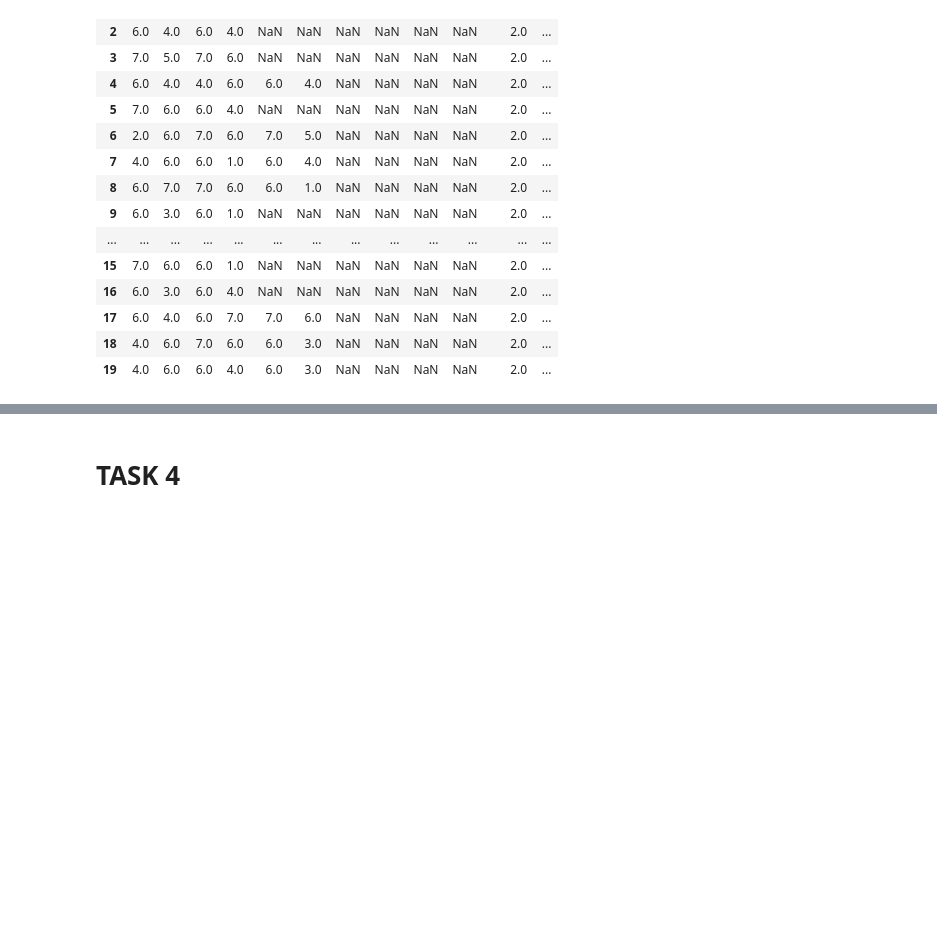
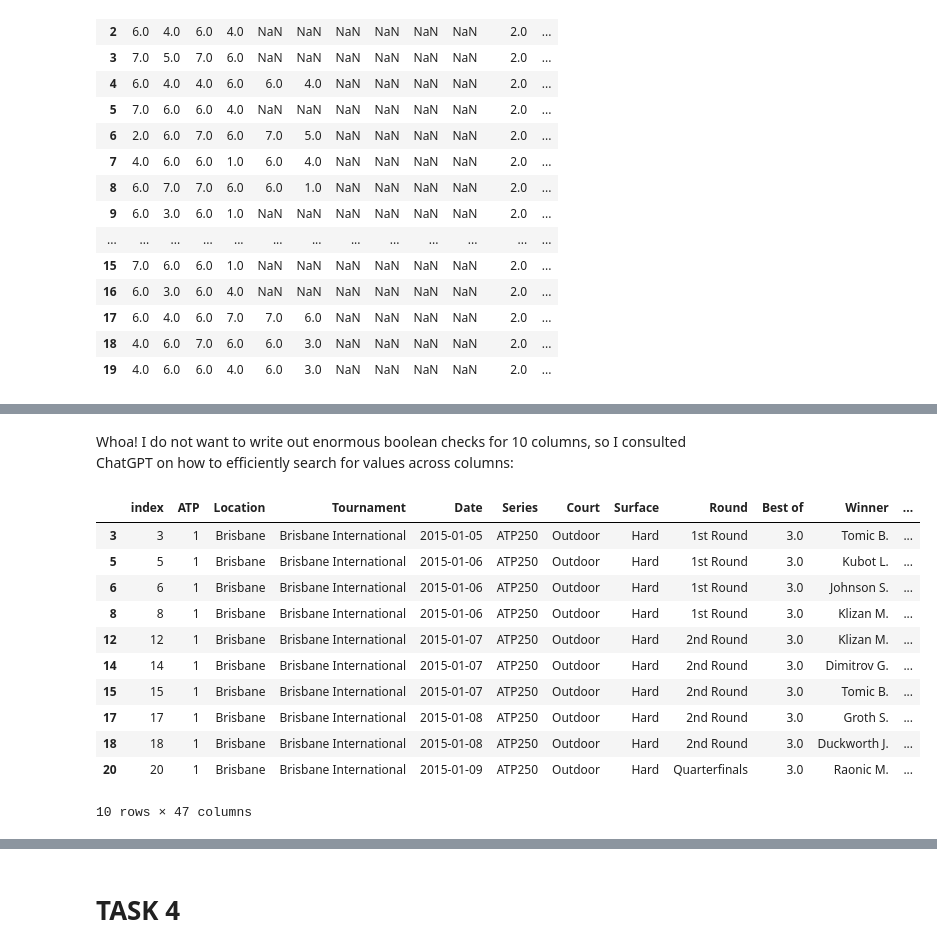
Before and after one commit to Scotty538/ml_one, a Jupyter notebook: Jupyter Project Report Template DRAFT v2.0_297201 - A1.ipynb, the cells around one changed output, grey strips where cells are left out. Drawn from its saved outputs; the diff is of its cells as text; code cells hidden in the pictures; blank space fills up the shorter version.

```diff
--- a/Jupyter Project Report Template DRAFT v2.0_297201 - A1.ipynb
+++ b/Jupyter Project Report Template DRAFT v2.0_297201 - A1.ipynb
@@ -1375,0 +1391,20 @@ tennis_total_clean.loc[:,'W1':'Lsets'].head(20)
+# %% [markdown]
+Whoa! I do not want to write out enormous boolean checks for 10 columns, so I consulted ChatGPT on how to efficiently search for values across columns:
+# %%
+tennis_total_clean['is_tiebreak'] = np.isin(tennis_total_clean[['W1', 'W2', 'W3', 'W4', 'W5']].values, 7).any(axis=1) & np.isin(tennis_total_clean[['L1', 'L2', 'L3', 'L4', 'L5']].values, 6).any(axis=1)
+all_tiebreaks = tennis_total_clean[tennis_total_clean['is_tiebreak'] == True].copy()
+all_tiebreaks.head(10)
+# (Excuse me while I fill out my AI statement)
+# %% [output]
+|  | index | ATP | Location | Tournament | Date | Series | Court | Surface | Round | Best of | Winner | ... |
+| 3 | 3 | 1 | Brisbane | Brisbane International | 2015-01-05 | ATP250 | Outdoor | Hard | 1st Round | 3.0 | Tomic B. | ... |
+| 5 | 5 | 1 | Brisbane | Brisbane International | 2015-01-06 | ATP250 | Outdoor | Hard | 1st Round | 3.0 | Kubot L. | ... |
+| 6 | 6 | 1 | Brisbane | Brisbane International | 2015-01-06 | ATP250 | Outdoor | Hard | 1st Round | 3.0 | Johnson S. | ... |
+| 8 | 8 | 1 | Brisbane | Brisbane International | 2015-01-06 | ATP250 | Outdoor | Hard | 1st Round | 3.0 | Klizan M. | ... |
+| 12 | 12 | 1 | Brisbane | Brisbane International | 2015-01-07 | ATP250 | Outdoor | Hard | 2nd Round | 3.0 | Klizan M. | ... |
+| 14 | 14 | 1 | Brisbane | Brisbane International | 2015-01-07 | ATP250 | Outdoor | Hard | 2nd Round | 3.0 | Dimitrov G. | ... |
+| 15 | 15 | 1 | Brisbane | Brisbane International | 2015-01-07 | ATP250 | Outdoor | Hard | 2nd Round | 3.0 | Tomic B. | ... |
+| 17 | 17 | 1 | Brisbane | Brisbane International | 2015-01-08 | ATP250 | Outdoor | Hard | 2nd Round | 3.0 | Groth S. | ... |
+| 18 | 18 | 1 | Brisbane | Brisbane International | 2015-01-08 | ATP250 | Outdoor | Hard | 2nd Round | 3.0 | Duckworth J. | ... |
+| 20 | 20 | 1 | Brisbane | Brisbane International | 2015-01-09 | ATP250 | Outdoor | Hard | Quarterfinals | 3.0 | Raonic M. | ... |
+10 rows × 47 columns
```
Also changed, not shown: parts of 21 cells of this notebook.
